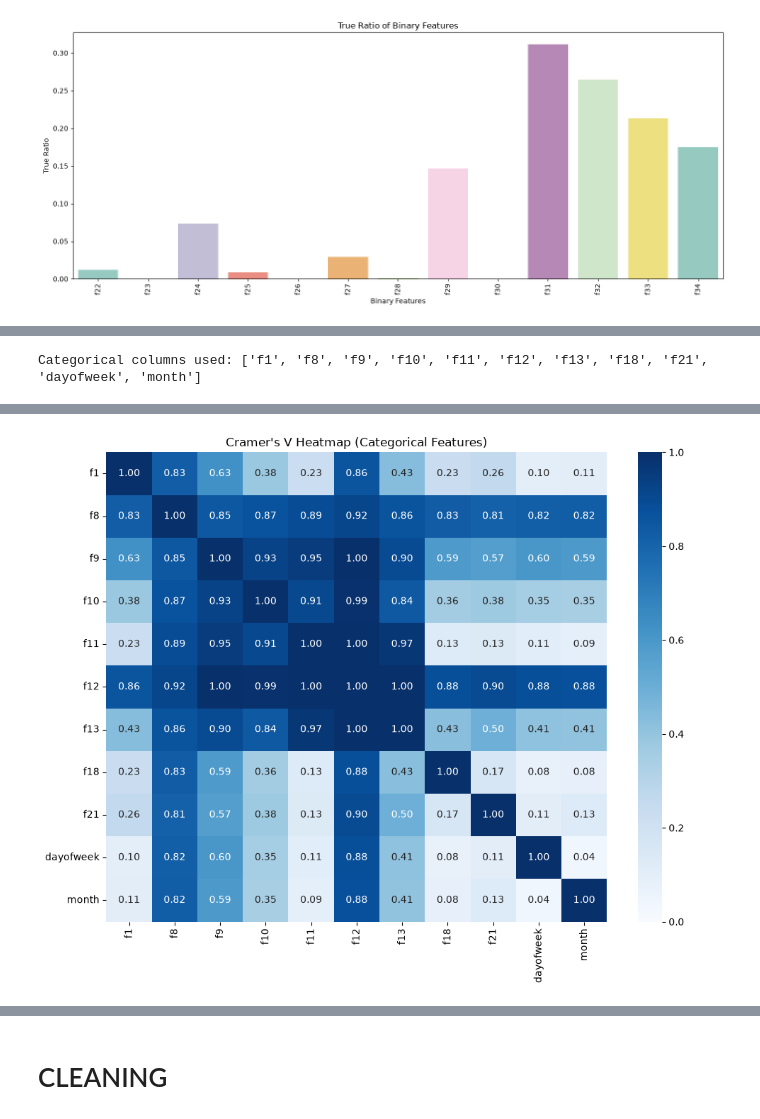
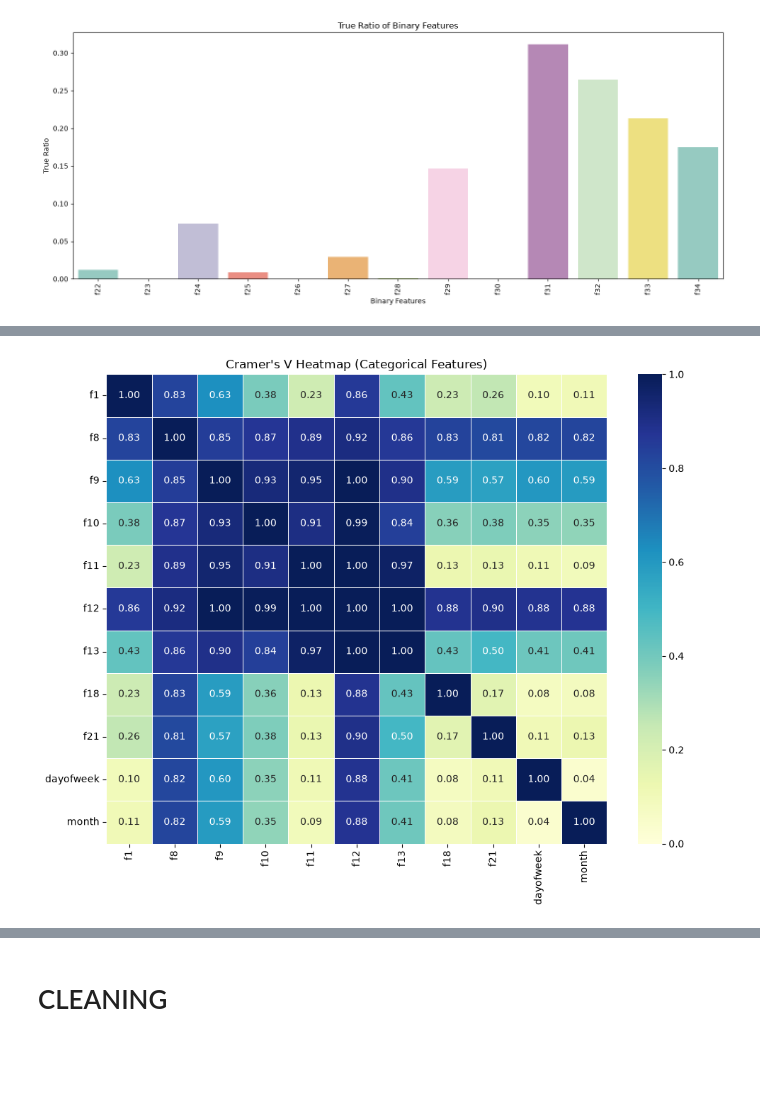
Before and after one commit to HesamMerajifar/Datamining, a Jupyter notebook: Merge.ipynb, the cells around one changed output, grey strips where cells are left out. Cells and saved outputs as stored; diff of their text form; code cells hidden in the pictures; blank space fills up the shorter version.

```diff
--- a/Merge.ipynb
+++ b/Merge.ipynb
@@ -587,6 +587,8 @@ else:
 # %%
 def cramers_v(x, y):
+
     confusion_matrix = pd.crosstab(x, y)
+
     if confusion_matrix.empty or confusion_matrix.to_numpy().sum() == 0:
         return np.nan
 
@@ -596,28 +598,59 @@ def cramers_v(x, y):
 
     if min(r - 1, k - 1) <= 0:
         return 0.0
+
     return np.sqrt((chi2 / n) / min(r - 1, k - 1))
 
-sample_df = df.sample(min(5000, len(df)), random_state=42)
-cat_cols = [c for c in sample_df.select_dtypes(include=['object', 'category']).columns if c != 'f2']
 
-print(f"Categorical columns used: {cat_cols}")
+sample_df = df.sample(
+    min(5000, len(df)),
+    random_state=42
+)
 
-cramers_matrix = pd.DataFrame(np.eye(len(cat_cols)), index=cat_cols, columns=cat_cols)
+cat_cols = [
+    c
+    for c in sample_df.select_dtypes(
+        include=['object', 'category']
+    ).columns
+    if c != 'f2'
+]
+
+
+cramers_matrix = pd.DataFrame(
+    np.eye(len(cat_cols)),
+    index=cat_cols,
+    columns=cat_cols
+)
+
 
 for i, col1 in enumerate(cat_cols):
+
     for j, col2 in enumerate(cat_cols):
+
         if i < j:
-            val = cramers_v(sample_df[col1], sample_df[col2])
+
+            val = cramers_v(
+                sample_df[col1],
+                sample_df[col2]
+            )
+
             cramers_matrix.loc[col1, col2] = val
             cramers_matrix.loc[col2, col1] = val
 
-display(cramers_matrix)
 
 plt.figure(figsize=(10, 8))
-sns.heatmap(cramers_matrix, annot=True, cmap='Blues', vmin=0, vmax=1, fmt=".2f")
+
+sns.heatmap(
+    cramers_matrix,
+    annot=True,
+    cmap='YlGnBu',
+    vmin=0,
+    vmax=1,
+    fmt=".2f",
+    linewidths=.5
+)
+
 plt.title("Cramer's V Heatmap (Categorical Features)")
 plt.tight_layout()
 plt.show()
 # %% [output]
-Categorical columns used: ['f1', 'f8', 'f9', 'f10', 'f11', 'f12', 'f13', 'f18', 'f21', 'dayofweek', 'month']
@@ -636,3 +657,3 @@ Categorical columns used: ['f1', 'f8', 'f9', 'f10', 'f11', 'f12', 'f13', 'f18',
-[figure, old version]
+[figure, new version]
 # %%
 if 'bool_cols' in locals() and len(bool_cols) >= 2:
```
Also changed, not shown: parts of 4 cells of this notebook, 1 other file.
